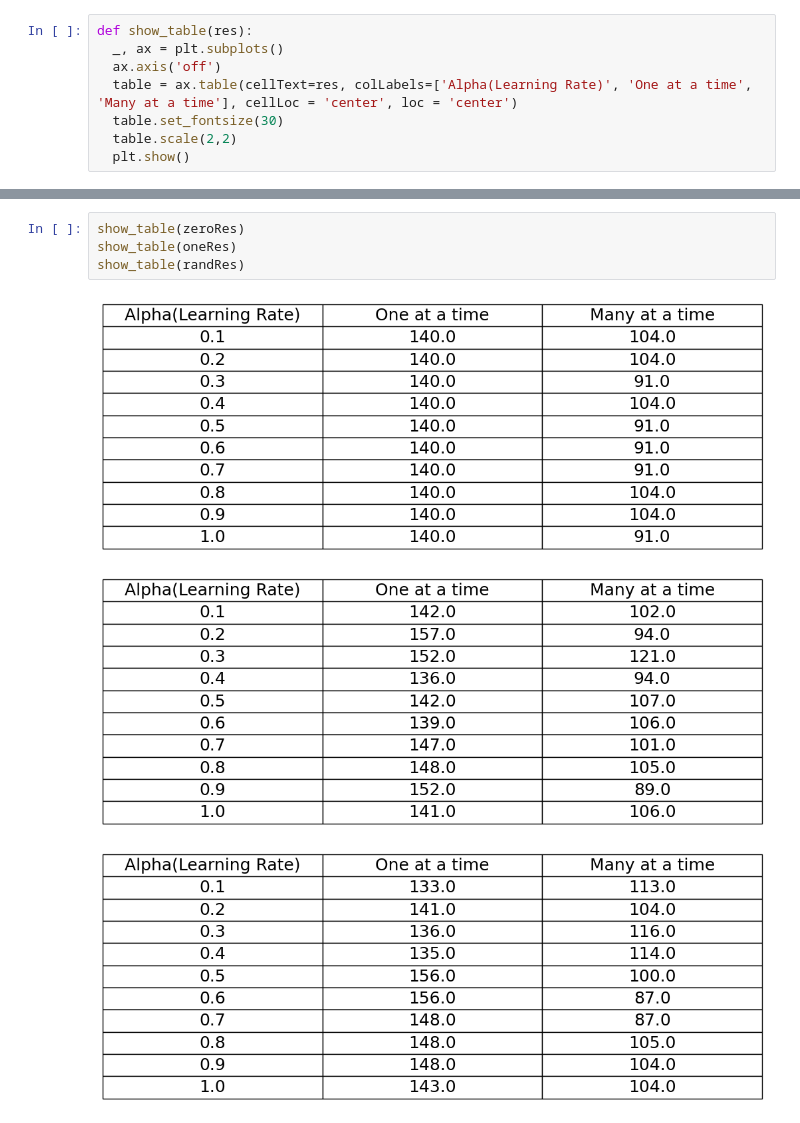
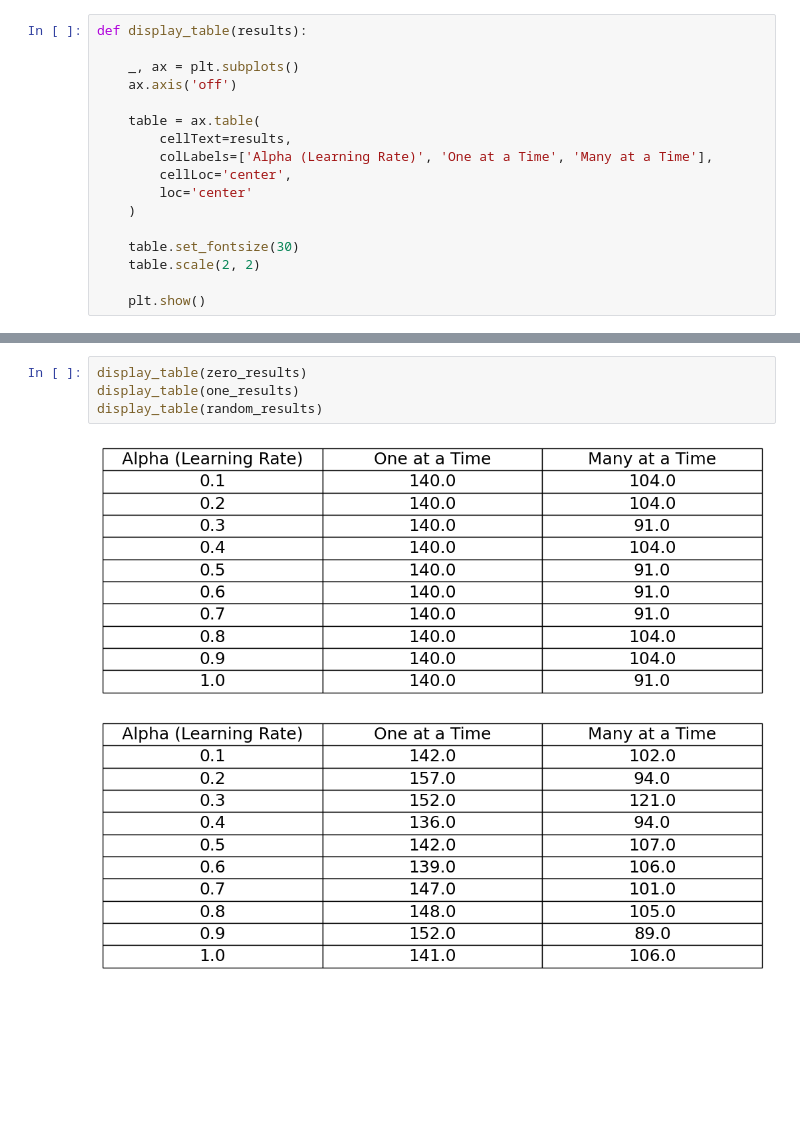
Before and after one commit to MMALI3287/PatternRecognitionLabCSE4214, a Jupyter notebook: 20200204049_4114_Assignment1.ipynb, the cells around one changed output, grey strips where cells are left out. Saved outputs shown, nothing was run; the diff lists cells and outputs as text; blank space fills up the shorter version.

```diff
--- a/20200204049_4114_Assignment1.ipynb
+++ b/20200204049_4114_Assignment1.ipynb
@@ -105,8 +178,17 @@ plt.show()
 # %%
-def show_table(res):
-  _, ax = plt.subplots()
-  ax.axis('off')
-  table = ax.table(cellText=res, colLabels=['Alpha(Learning Rate)', 'One at a time', 'Many at a time'], cellLoc = 'center', loc = 'center')
-  table.set_fontsize(30)
-  table.scale(2,2)
-  plt.show()
+def display_table(results):
+
+    _, ax = plt.subplots()
+    ax.axis('off')
+
+    table = ax.table(
+        cellText=results,
+        colLabels=['Alpha (Learning Rate)', 'One at a Time', 'Many at a Time'],
+        cellLoc='center',
+        loc='center'
+    )
+
+    table.set_fontsize(30)
+    table.scale(2, 2)
+
+    plt.show()
@@ -120,8 +195,7 @@ Ans:
-# %%
-show_table(zeroRes)
-show_table(oneRes)
-show_table(randRes)
-# %% [output]
-[figure, removed]
-[figure, removed]
-[figure, removed]
+# %%
+display_table(zero_results)
+display_table(one_results)
+display_table(random_results)
+# %% [output]
+[figure, added]
+[figure, added]
```
Also changed, not shown: parts of 22 cells of this notebook.
